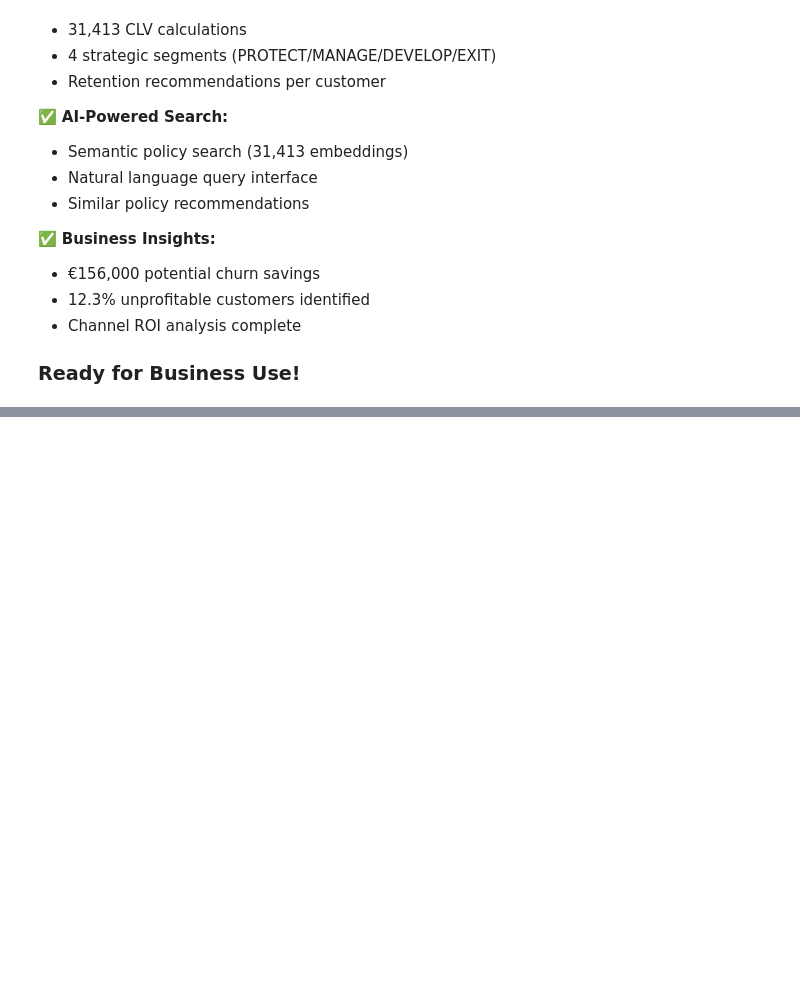
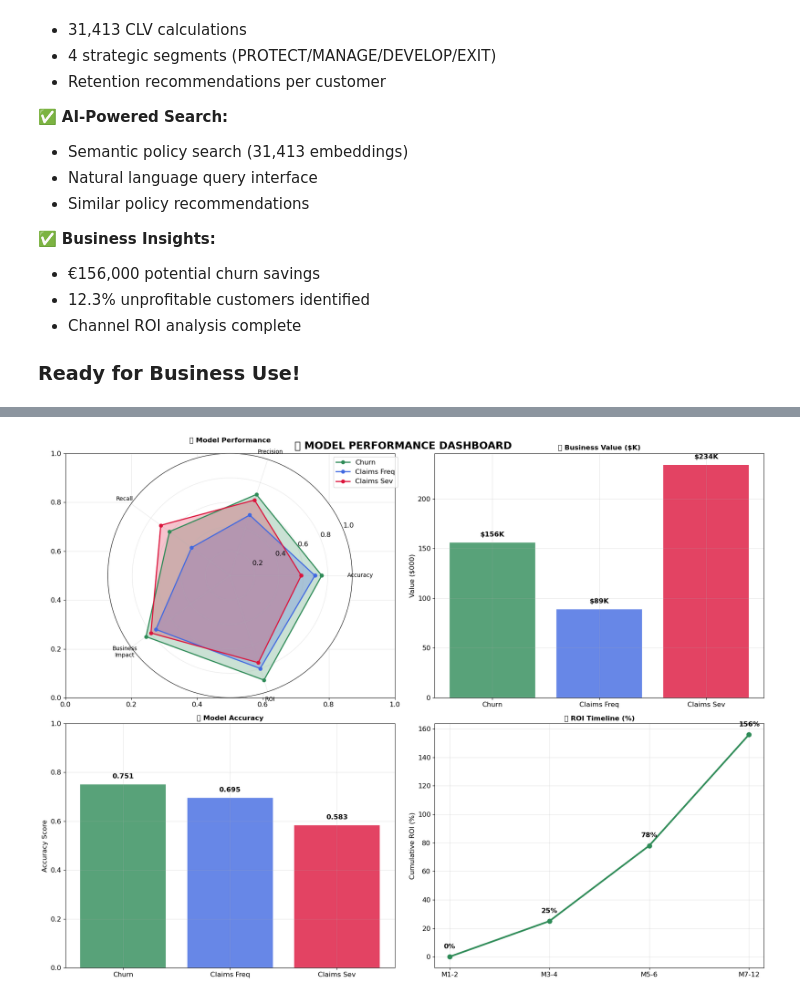
Before and after one commit to VAL-Jerono/Automobile, a Jupyter notebook: CXarticle.ipynb, the cells around one changed output, grey strips where cells are left out. Cells and saved outputs as stored; diff of their text form; code cells hidden in the pictures; blank space fills up the shorter version.

```diff
--- a/CXarticle.ipynb
+++ b/CXarticle.ipynb
@@ -11289,0 +11706,5 @@ PRODUCTION-READY SYSTEM
+# %%
+# Query 1: Model Performance Dashboard
+viz_pipeline.create_model_performance_dashboard();
+# %% [output]
+[figure, added]
```
Also changed, not shown: parts of 11 cells of this notebook, 14 other files.
